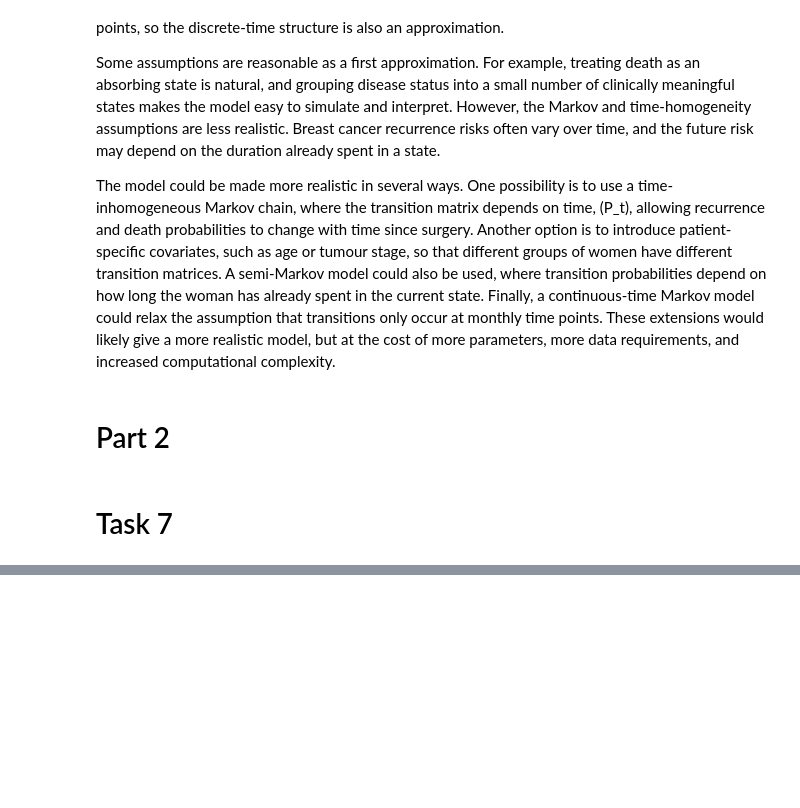
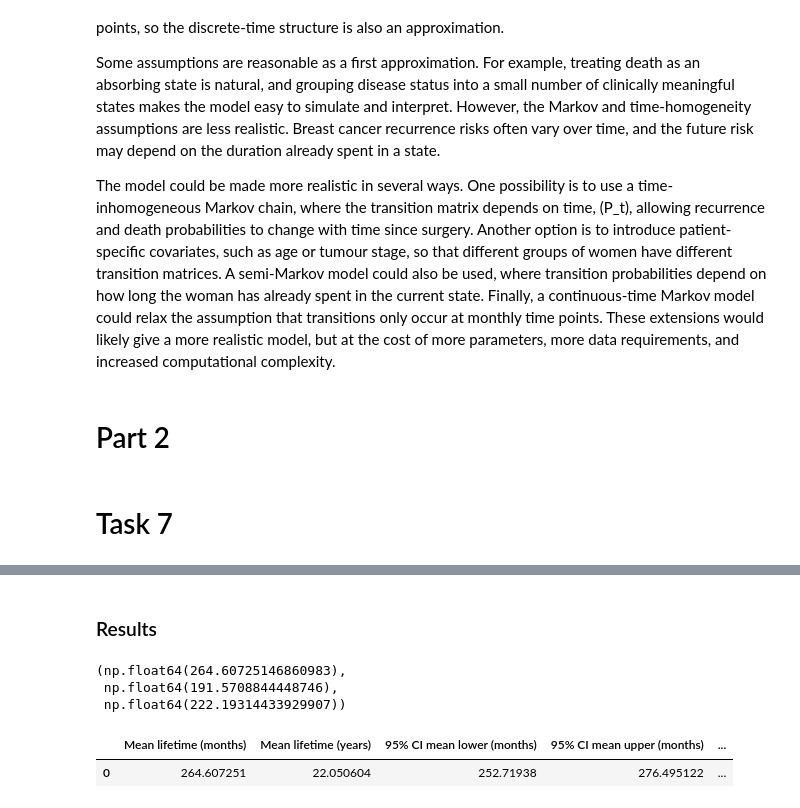
Before and after one commit to VictorMoesgaardStege/Stochastic-Simulation-Project-1, a Jupyter notebook: project1.ipynb, the cells around one changed output, grey strips where cells are left out. Saved outputs shown, nothing was run; the diff lists cells and outputs as text; code cells hidden in the pictures; blank space fills up the shorter version.

```diff
--- a/project1.ipynb
+++ b/project1.ipynb
@@ -708,0 +806,49 @@ from scipy.stats import chi2
+# %% [markdown]
+### Results
+# %%
+mean_lifetime = np.mean(ctmc_lifetimes)
+std_lifetime = np.std(ctmc_lifetimes, ddof=1)
+median_lifetime = np.median(ctmc_lifetimes)
+
+mean_lifetime, std_lifetime, median_lifetime
+# %% [output]
+(np.float64(264.60725146860983),
+ np.float64(191.5708844448746),
+ np.float64(222.19314433929907))
+# %%
+alpha = 0.05
+
+se_mean = std_lifetime / np.sqrt(n)
+
+mean_ci_low, mean_ci_high = t.interval(
+    1 - alpha,
+    df=n - 1,
+    loc=mean_lifetime,
+    scale=se_mean
+)
+# %%
+var_lifetime = std_lifetime**2
+
+var_ci_low = (n - 1) * var_lifetime / chi2.ppf(1 - alpha / 2, df=n - 1)
+var_ci_high = (n - 1) * var_lifetime / chi2.ppf(alpha / 2, df=n - 1)
+
+std_ci_low = np.sqrt(var_ci_low)
+std_ci_high = np.sqrt(var_ci_high)
+# %%
+task7_summary = pd.DataFrame({
+    "Mean lifetime (months)": [mean_lifetime],
+    "Mean lifetime (years)": [mean_lifetime / 12],
+    "95% CI mean lower (months)": [mean_ci_low],
+    "95% CI mean upper (months)": [mean_ci_high],
+    "Std. dev. (months)": [std_lifetime],
+    "95% CI std. lower (months)": [std_ci_low],
+    "95% CI std. upper (months)": [std_ci_high],
+    "Median lifetime (months)": [median_lifetime],
+    "Min lifetime (months)": [np.min(ctmc_lifetimes)],
+    "Max lifetime (months)": [np.max(ctmc_lifetimes)]
+})
+
+task7_summary
+# %% [output]
+|  | Mean lifetime (months) | Mean lifetime (years) | 95% CI mean lower (months) | 95% CI mean upper (months) | ... |
+| 0 | 264.607251 | 22.050604 | 252.71938 | 276.495122 | ... |
```
Also changed, not shown: parts of 26 cells of this notebook.
